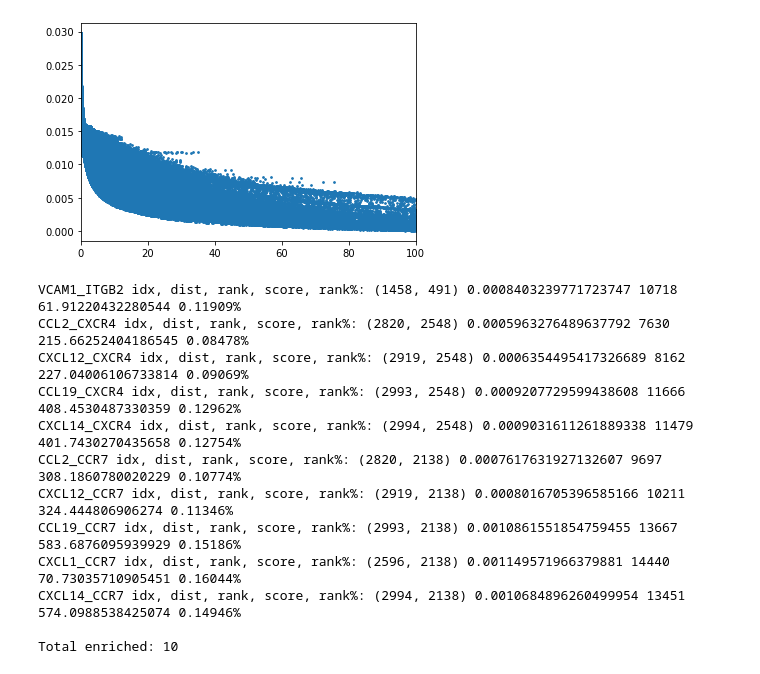
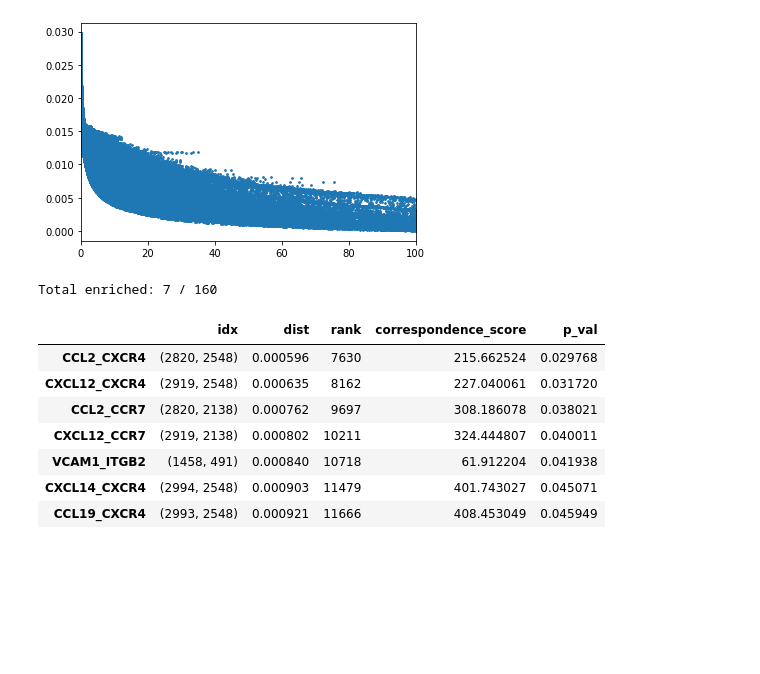
Before and after one commit to qwerty239qwe/Xct, a Jupyter notebook: note_test.ipynb, the cells around one changed output. Cells and saved outputs as stored; diff of their text form; code cells hidden in the pictures; blank space fills up the shorter version.

```diff
--- a/note_test.ipynb
+++ b/note_test.ipynb
@@ -324,6 +324,10 @@ Net(
 2899 534.0799560546875
 2999 534.054931640625
 [figure]
+# %%
+np.savetxt("./data/skin_projections_all.csv", projections3, delimiter="\t")
+
+projections3 = np.genfromtxt("./data/skin_projections_all.csv", delimiter="\t")
 # %%
 df_nn3 = obj3.nn_output(projections3)
 df_nn3.head()
@@ -355,24 +359,13 @@ df_nn_to_output3.to_csv('distances_nn3.csv')
-# %%
-#candidates = obj3._LR_candidates(df1)
-
-#distance rank of L-R candidates
-i = 0
-for p in candidates:
-    if df_nn3.loc[p].values[2] < 15000: #rank < ?
-        i += 1
-        print(p, "idx, dist, rank, score, rank%:", ' '.join(map(str, df_nn3.loc[p].values)), f'{round(100* df_nn3.loc[p].values[2]/len(df_nn3), 5)}%')
-
-print('\nTotal enriched:', i)
-# %% [output]
-VCAM1_ITGB2 idx, dist, rank, score, rank%: (1458, 491) 0.0008403239771723747 10718 61.91220432280544 0.11909%
-CCL2_CXCR4 idx, dist, rank, score, rank%: (2820, 2548) 0.0005963276489637792 7630 215.66252404186545 0.08478%
-CXCL12_CXCR4 idx, dist, rank, score, rank%: (2919, 2548) 0.0006354495417326689 8162 227.04006106733814 0.09069%
-CCL19_CXCR4 idx, dist, rank, score, rank%: (2993, 2548) 0.0009207729599438608 11666 408.4530487330359 0.12962%
-CXCL14_CXCR4 idx, dist, rank, score, rank%: (2994, 2548) 0.0009031611261889338 11479 401.7430270435658 0.12754%
-CCL2_CCR7 idx, dist, rank, score, rank%: (2820, 2138) 0.0007617631927132607 9697 308.1860780020229 0.10774%
-CXCL12_CCR7 idx, dist, rank, score, rank%: (2919, 2138) 0.0008016705396585166 10211 324.444806906274 0.11346%
-CCL19_CCR7 idx, dist, rank, score, rank%: (2993, 2138) 0.0010861551854759455 13667 583.6876095939929 0.15186%
-CXCL1_CCR7 idx, dist, rank, score, rank%: (2596, 2138) 0.001149571966379881 14440 70.73035710905451 0.16044%
-CXCL14_CCR7 idx, dist, rank, score, rank%: (2994, 2138) 0.0010684896260499954 13451 574.0988538425074 0.14946%
-
-Total enriched: 10
+# %%
+df_enriched3 = obj3.chi2_test(df_nn3, candidates = candidates)
+df_enriched3
+# %% [output]
+Total enriched: 7 / 160
+|  | idx | dist | rank | correspondence_score | p_val |
+| CCL2_CXCR4 | (2820, 2548) | 0.000596 | 7630 | 215.662524 | 0.029768 |
+| CXCL12_CXCR4 | (2919, 2548) | 0.000635 | 8162 | 227.040061 | 0.031720 |
+| CCL2_CCR7 | (2820, 2138) | 0.000762 | 9697 | 308.186078 | 0.038021 |
+| CXCL12_CCR7 | (2919, 2138) | 0.000802 | 10211 | 324.444807 | 0.040011 |
+| VCAM1_ITGB2 | (1458, 491) | 0.000840 | 10718 | 61.912204 | 0.041938 |
+| CXCL14_CXCR4 | (2994, 2548) | 0.000903 | 11479 | 401.743027 | 0.045071 |
+| CCL19_CXCR4 | (2993, 2548) | 0.000921 | 11666 | 408.453049 | 0.045949 |
```
Also changed, not shown: parts of 15 cells of this notebook, 2 other files.
